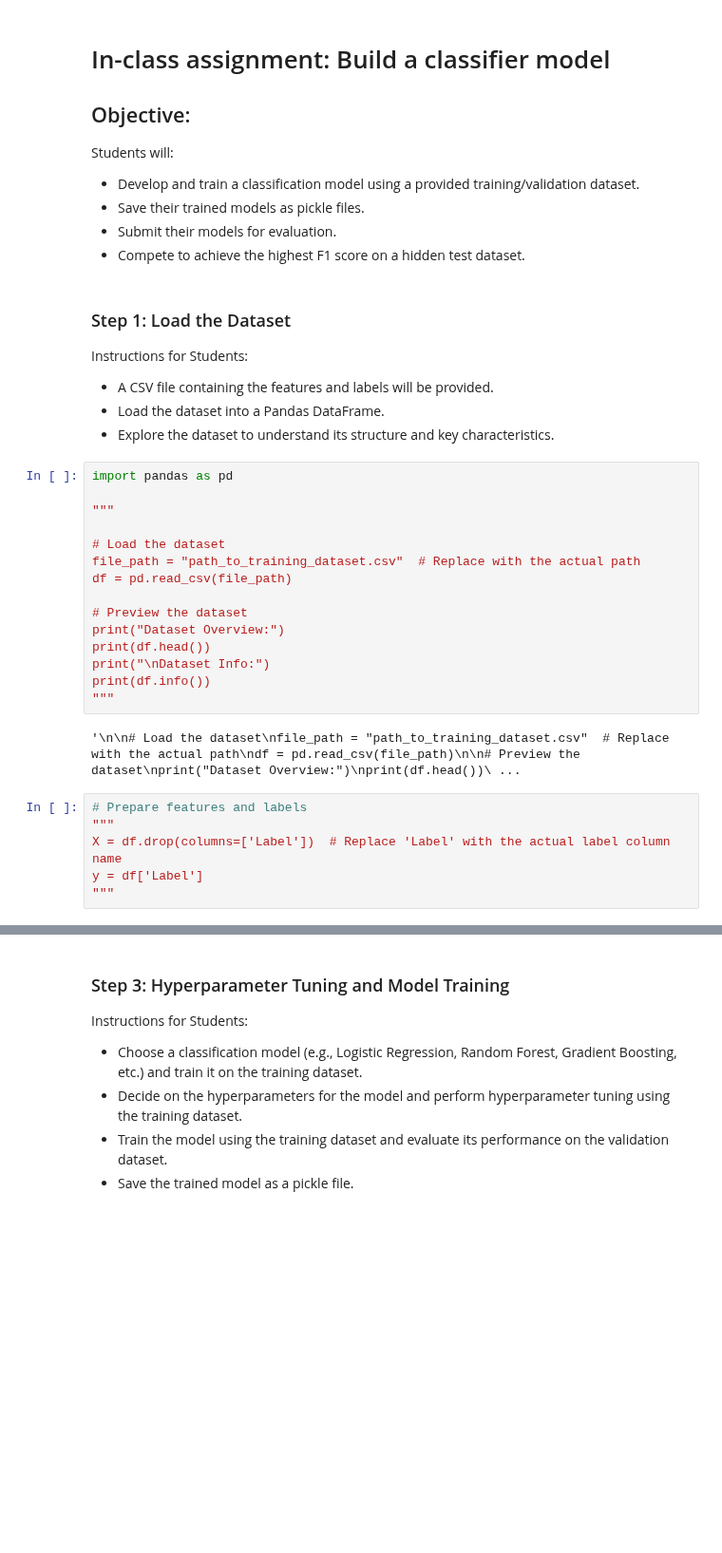
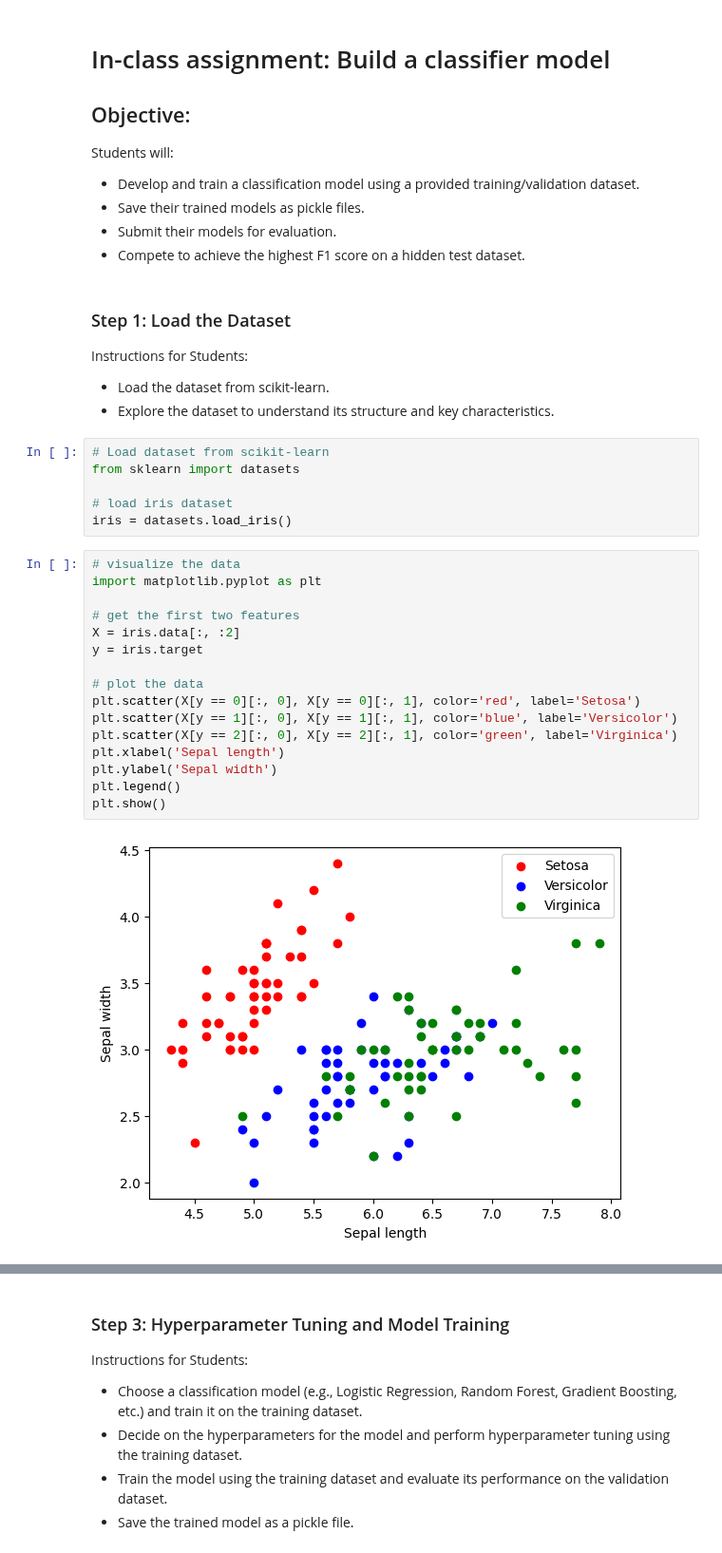
Before and after one commit to gozsari/ML-OneDay-Course, a Jupyter notebook: 5-In-Class-assignment.ipynb, the cells around one changed output, grey strips where cells are left out. Shown at 95% size. Drawn from its saved outputs; the diff is of its cells as text; blank space fills up the shorter version.

```diff
--- a/5-In-Class-assignment.ipynb
+++ b/5-In-Class-assignment.ipynb
@@ -12,33 +12,32 @@ Students will:
 # %% [markdown]
 ### Step 1: Load the Dataset
 Instructions for Students:
-
-- A CSV file containing the features and labels will be provided.
-- Load the dataset into a Pandas DataFrame.
+- Load the dataset from scikit-learn.
 - Explore the dataset to understand its structure and key characteristics.
-# %%
-import pandas as pd
-
-"""
-
-# Load the dataset
-file_path = "path_to_training_dataset.csv"  # Replace with the actual path
-df = pd.read_csv(file_path)
-
-# Preview the dataset
-print("Dataset Overview:")
-print(df.head())
-print("\nDataset Info:")
-print(df.info())
-"""
-# %% [output]
-'\n\n# Load the dataset\nfile_path = "path_to_training_dataset.csv"  # Replace with the actual path\ndf = pd.read_csv(file_path)\n\n# Preview the dataset\nprint("Dataset Overview:")\nprint(df.head())\ ...
-# %%
-# Prepare features and labels
-"""
-X = df.drop(columns=['Label'])  # Replace 'Label' with the actual label column name
-y = df['Label']
-"""
+# %%
+# Load dataset from scikit-learn
+from sklearn import datasets
+
+# load iris dataset
+iris = datasets.load_iris()
+# %%
+# visualize the data
+import matplotlib.pyplot as plt
+
+# get the first two features
+X = iris.data[:, :2]
+y = iris.target
+
+# plot the data
+plt.scatter(X[y == 0][:, 0], X[y == 0][:, 1], color='red', label='Setosa')
+plt.scatter(X[y == 1][:, 0], X[y == 1][:, 1], color='blue', label='Versicolor')
+plt.scatter(X[y == 2][:, 0], X[y == 2][:, 1], color='green', label='Virginica')
+plt.xlabel('Sepal length')
+plt.ylabel('Sepal width')
+plt.legend()
+plt.show()
+# %% [output]
+[figure, added]
 # %% [markdown]
 ### Step 2: Normalize the Features (if necessary)
 Instructions for Students:
```
Also changed, not shown: parts of 5 cells of this notebook, 4 other files.
